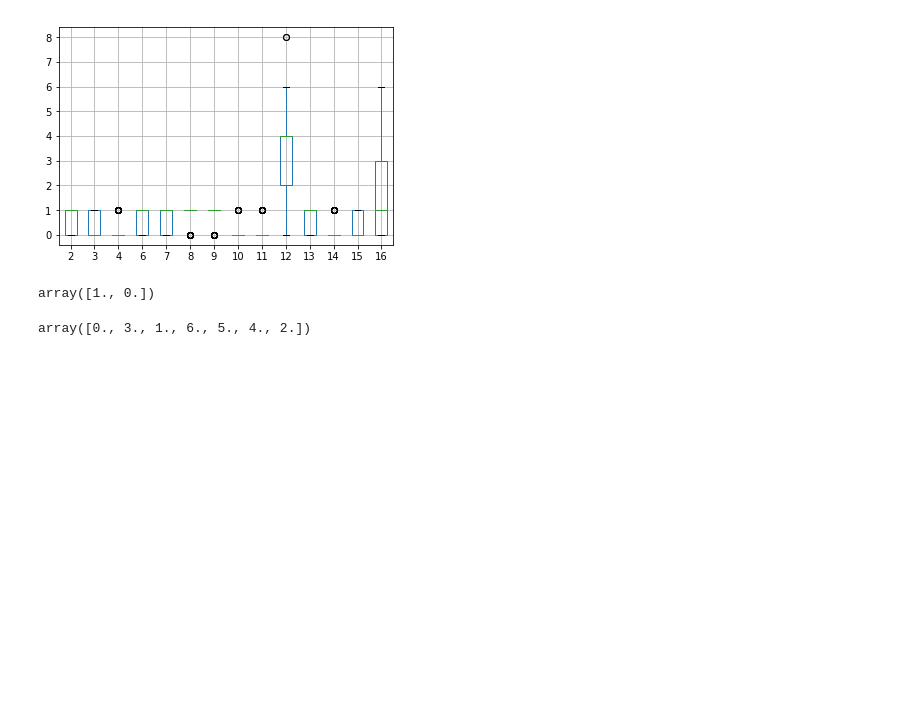
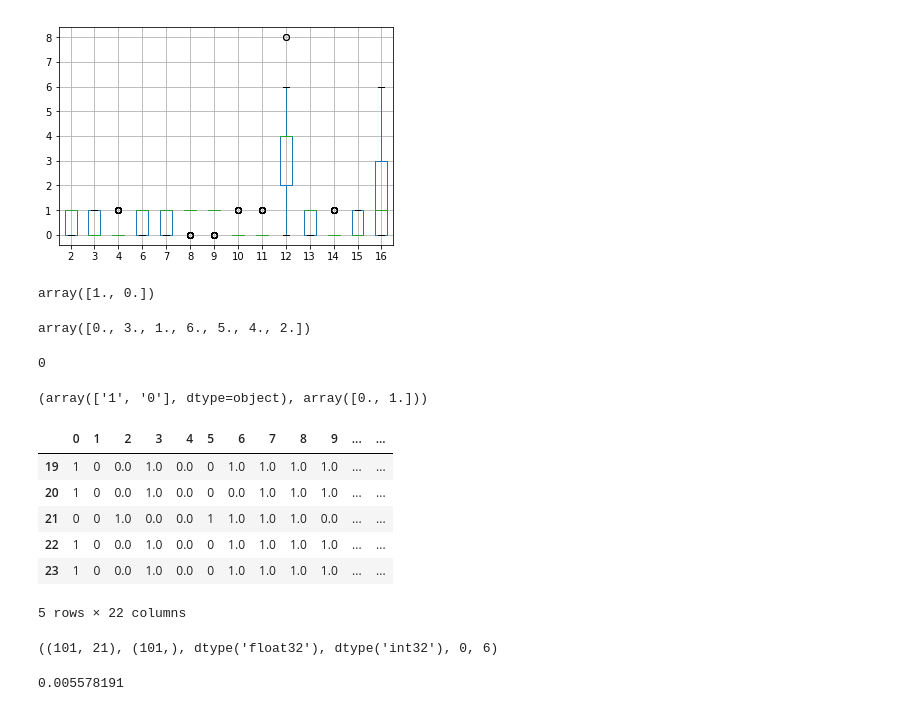
Before and after one commit to sogangori/CJ_DL, a Jupyter notebook: DL_08_multi_class_animal.ipynb, the cells around one changed output. Saved outputs shown, nothing was run; the diff lists cells and outputs as text; code cells hidden in the pictures; blank space fills up the shorter version.

```diff
--- a/DL_08_multi_class_animal.ipynb
+++ b/DL_08_multi_class_animal.ipynb
@@ -38,3 +58,38 @@ array([1., 0.])
 df0[16].unique()
 # %% [output]
 array([0., 3., 1., 6., 5., 4., 2.])
+# %%
+df0.isna().sum().sum() #누락확인
+# %% [output]
+0
+# %%
+df0[0].unique(), df0[2].unique()
+# %% [output]
+(array(['1', '0'], dtype=object), array([0., 1.]))
+# %%
+df0[0] = pd.to_numeric(df0[0])
+df0[1] = pd.to_numeric(df0[1])
+df0[5] = pd.to_numeric(df0[5])
+# %%
+#다리 갯수는 카테고리다
+df0[12] = df0[12].values.astype(np.int).astype(np.str)
+# %%
+df_hot = pd.get_dummies(df0)
+# %%
+df_hot.head()
+# %% [output]
+|  | 0 | 1 | 2 | 3 | 4 | 5 | 6 | 7 | 8 | 9 | ... | ... |
+| 19 | 1 | 0 | 0.0 | 1.0 | 0.0 | 0 | 1.0 | 1.0 | 1.0 | 1.0 | ... | ... |
+| 20 | 1 | 0 | 0.0 | 1.0 | 0.0 | 0 | 0.0 | 1.0 | 1.0 | 1.0 | ... | ... |
+| 21 | 0 | 0 | 1.0 | 0.0 | 0.0 | 1 | 1.0 | 1.0 | 1.0 | 0.0 | ... | ... |
+| 22 | 1 | 0 | 0.0 | 1.0 | 0.0 | 0 | 1.0 | 1.0 | 1.0 | 1.0 | ... | ... |
+| 23 | 1 | 0 | 0.0 | 1.0 | 0.0 | 0 | 1.0 | 1.0 | 1.0 | 1.0 | ... | ... |
+5 rows × 22 columns
+# %%
+x = df_hot.drop(columns=16) # y 가 중간에 껴있을때 편합니다
+y = df_hot[16]
+x = np.array(x).astype(np.float32)
+y = np.array(y).astype(np.int32)
+x.shape, y.shape, x.dtype, y.dtype, y.min(), y.max()
+# %% [output]
+((101, 21), (101,), dtype('float32'), dtype('int32'), 0, 6)
@@ -40,0 +110,7 @@ array([0., 3., 1., 6., 5., 4., 2.])
+# %%
+for i in range(1000): # 에포크
+    _, _cost = sess.run([train, cost], {X:xn, Y:y})
+p = sess.run(np.argmax( h, axis=-1), {X:xn} )
+_cost, accuracy_score(y, p )
+# %% [output]
+0.005578191
```
Also changed, not shown: parts of 3 cells of this notebook.
